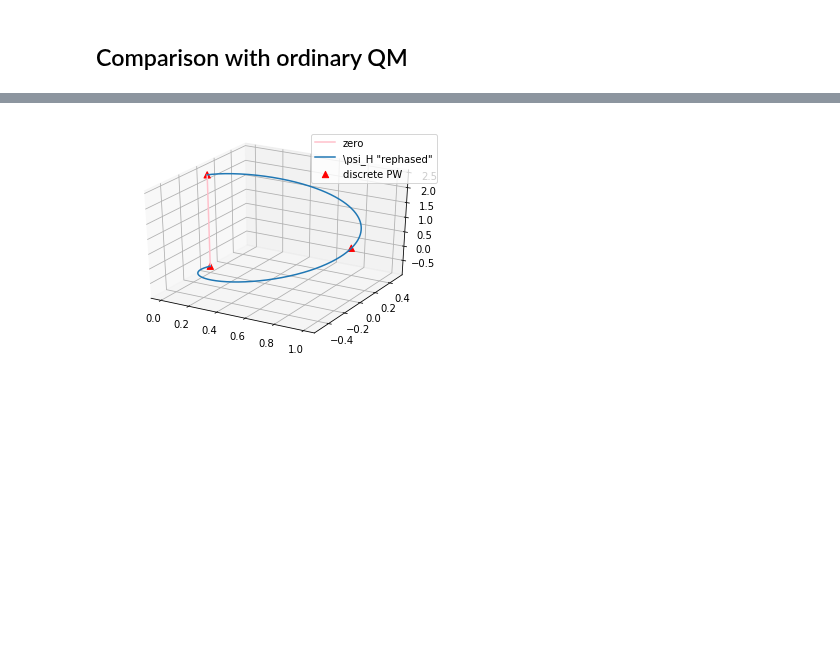
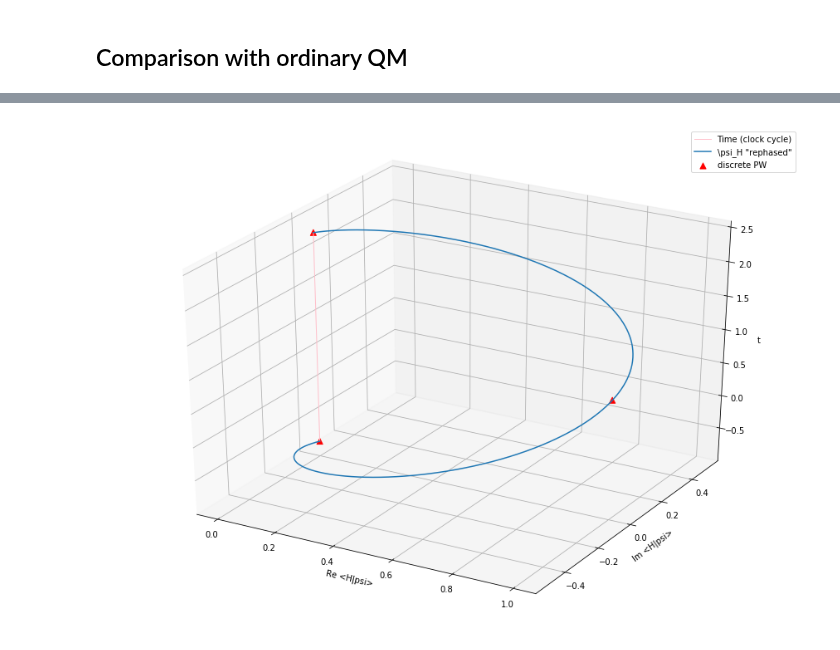
Before and after one commit to gderosa/timeq, a Jupyter notebook: comp/jupyter/moreva-vs-qm.ipynb, the cells around one changed output, grey strips where cells are left out. Drawn from its saved outputs; the diff is of its cells as text; code cells hidden in the pictures; blank space fills up the shorter version.

Commit message:
graph improvement

```diff
--- a/comp/jupyter/moreva-vs-qm.ipynb
+++ b/comp/jupyter/moreva-vs-qm.ipynb
@@ -49,36 +49,39 @@ def psi_fixed_1_im(t, t0, psi0, eigenvalue):
 # %%
 mpl.rcParams['legend.fontsize'] = 10
 
-fig = plt.figure()
+fig = plt.figure(figsize=(15, 11))
 ax = fig.gca(projection='3d')
 
 # Prepare arrays x, y, z
 # z is t
 z = np.linspace(-np.pi/4, 3*np.pi/4, 500)
 
 # Auto-broadcasting doesn't work as expected, therefore we explicitly
 # map the z vector via `np.vectorize()`
 
 # x is real part of psi[0] or Re(psi_H) as in psi = psi_H|H> + psi_V|V>
 x = np.vectorize(lambda t: psi_fixed_0_re(t, -np.pi/4, [0, -1j], 0))(z)
 # y is imag part of psi[0] or Im(psi_H) as in psi = psi_H|H> + psi_V|V>
 y = np.vectorize(lambda t: psi_fixed_0_im(t, -np.pi/4, [0, -1j], 0))(z)
 
-zero = z - z
+plt.plot([0, 0], [0, 0], [-np.pi/4, 3*np.pi/4], lw=1, c='pink', label='Time (clock cycle)')
 
-ax.plot(zero, zero, z, label='zero', color='pink')
 ax.plot(x, y, z, label='\psi_H "rephased"')
 
 points_x = np.array([     0.0,     1.0,       0.0])
 points_y = np.array([     0.0,     0.0,       0.0])
 points_z = np.array([-np.pi/4, np.pi/4, 3*np.pi/4])
-ax.scatter(points_x, points_y, points_z, marker='^', c='red', s=40, alpha=1.0, label='discrete PW')
+ax.scatter(points_x, points_y, points_z, marker='^', c='red', s=50, alpha=1.0, label='discrete PW')
+
+plt.xlabel(s='Re <H|psi>')
+plt.ylabel(s='Im <H|psi>')
+ax.set_zlabel('t')
 
 ax.legend()
 
 plt.show()
 # %% [output]
-[figure, old version]
+[figure, new version]
 # %%
 mpl.rcParams['legend.fontsize'] = 10
 
```
Also changed, not shown: parts of 2 cells of this notebook.
